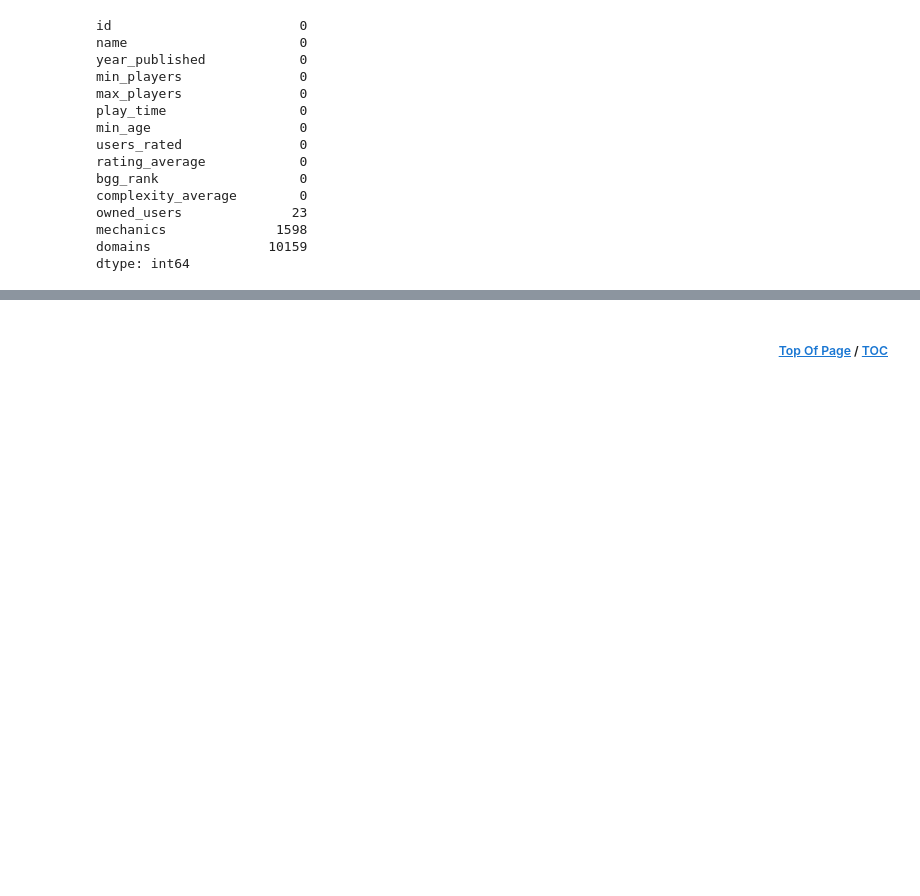
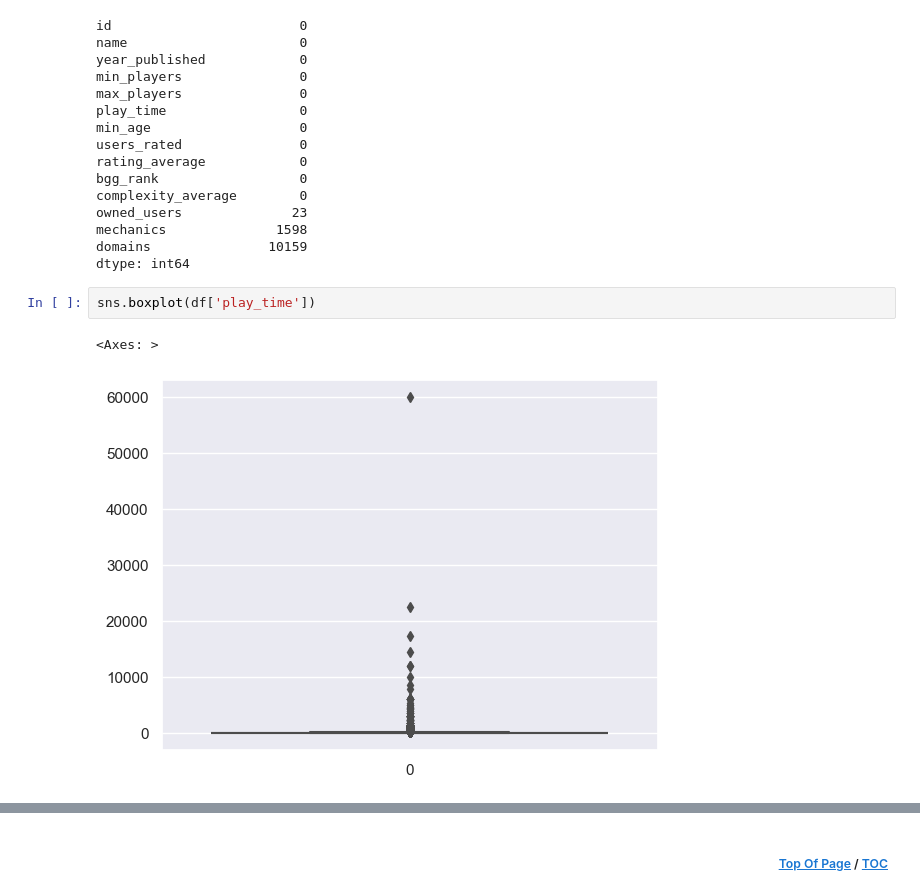
Before and after one commit to jdormaar/Boardgame_Preferences_Predictive_Analysis, a Jupyter notebook: Competitions/board_game_JD/workbook/notebook.ipynb, the cells around one changed output, grey strips where cells are left out. Saved outputs shown, nothing was run; the diff lists cells and outputs as text; blank space fills up the shorter version.

```diff
--- a/Competitions/board_game_JD/workbook/notebook.ipynb
+++ b/Competitions/board_game_JD/workbook/notebook.ipynb
@@ -682,3 +701,8 @@ owned_users              23
 mechanics              1598
 domains               10159
 dtype: int64
+# %%
+sns.boxplot(df['play_time'])
+# %% [output]
+<Axes: >
+[figure, added]
```
Also changed, not shown: parts of 14 cells of this notebook.
